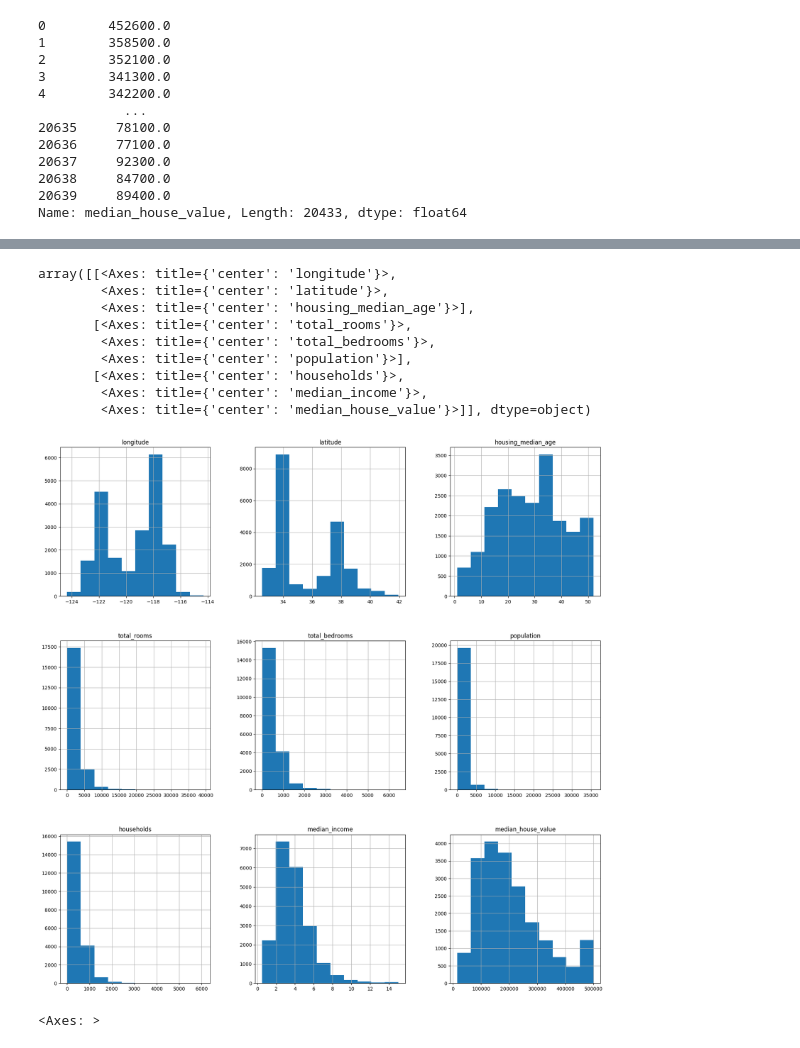
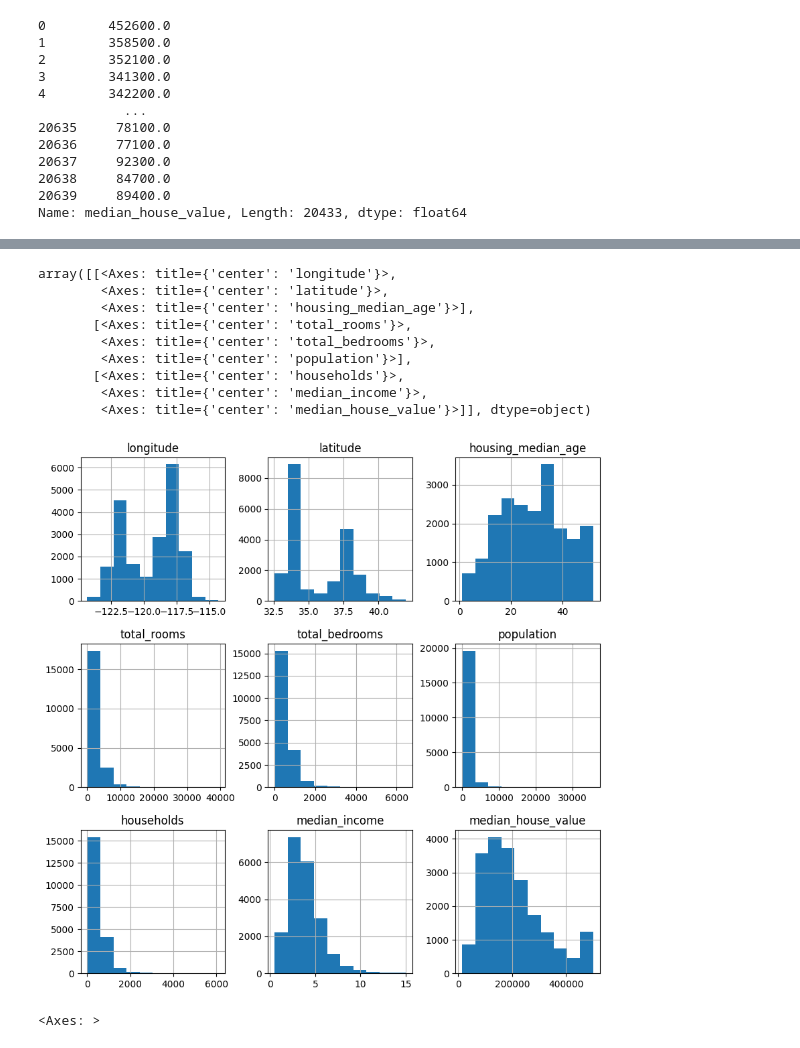
Before and after one commit to kelvinwest156/CaliforniaHousePricing, a Jupyter notebook: main.ipynb, the cells around one changed output, grey strips where cells are left out. Drawn from its saved outputs; the diff is of its cells as text; code cells hidden in the pictures.

```diff
--- a/main.ipynb
+++ b/main.ipynb
@@ -109,16 +94,16 @@ Name: median_house_value, Length: 20433, dtype: float64
 # %%
-data.hist(figsize=(20, 20))
+data.hist(figsize=(10, 10))
 # %% [output]
 array([[<Axes: title={'center': 'longitude'}>,
         <Axes: title={'center': 'latitude'}>,
         <Axes: title={'center': 'housing_median_age'}>],
        [<Axes: title={'center': 'total_rooms'}>,
         <Axes: title={'center': 'total_bedrooms'}>,
         <Axes: title={'center': 'population'}>],
        [<Axes: title={'center': 'households'}>,
         <Axes: title={'center': 'median_income'}>,
         <Axes: title={'center': 'median_house_value'}>]], dtype=object)
-[figure, old version]
+[figure, new version]
 # %%
 plt.figure(figsize=(10, 10))
 sns.heatmap(data.corr(numeric_only=True), annot=True, cmap="YlGnBu")
```
Also changed, not shown: parts of 6 cells of this notebook, 25 other files.
